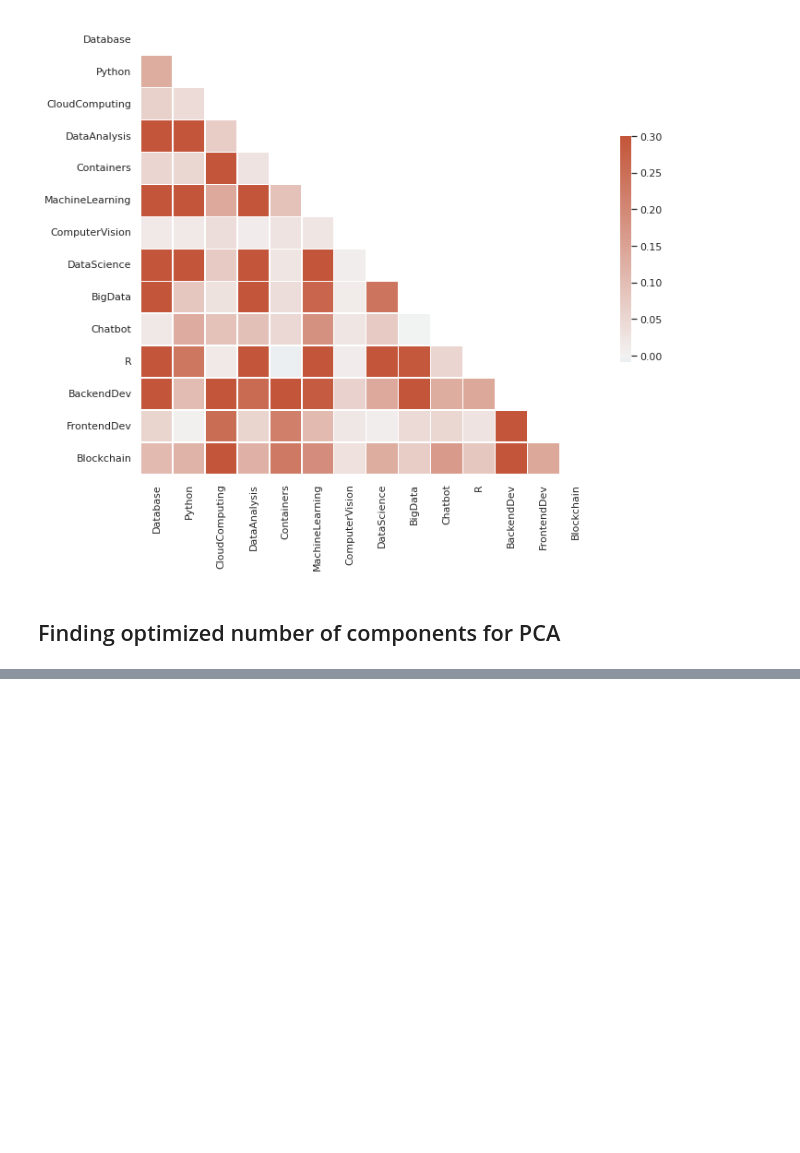
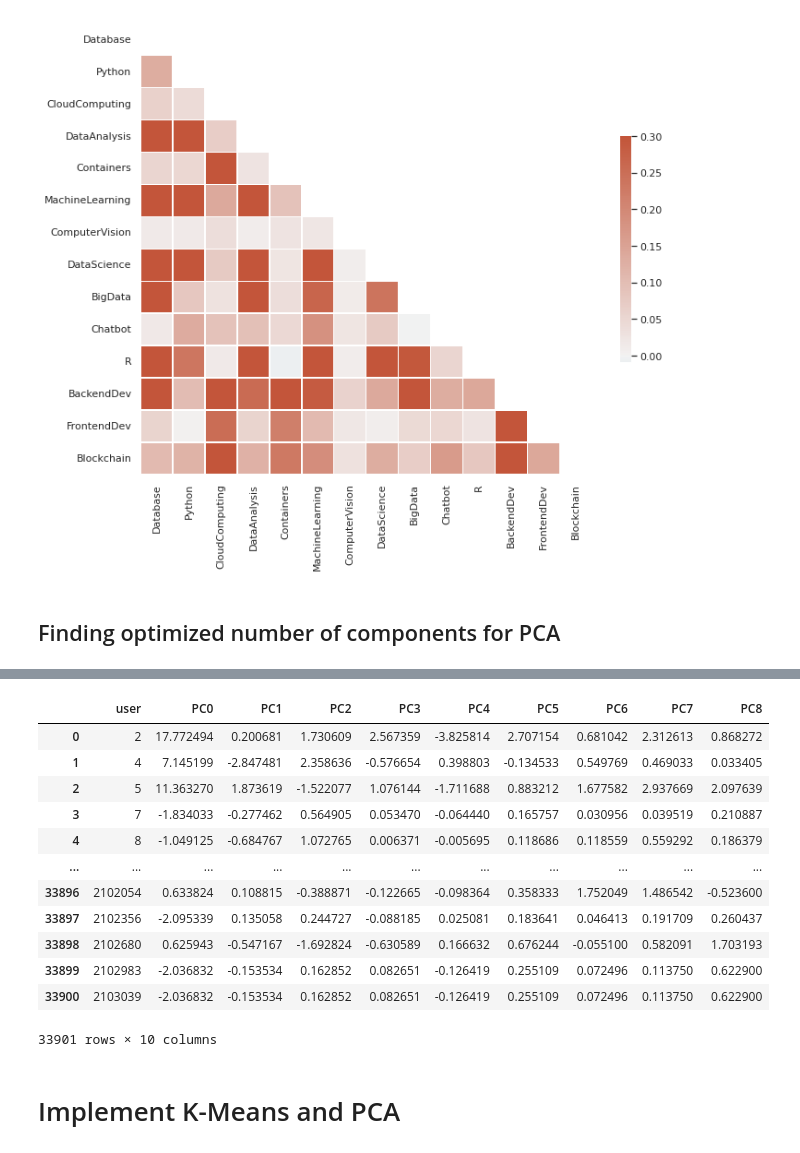
Before and after one commit to Bhandari007/recommendation_system, a Jupyter notebook: clutsering_based_recommendation_system.ipynb, the cells around one changed output, grey strips where cells are left out. Drawn from its saved outputs; the diff is of its cells as text; code cells hidden in the pictures; blank space fills up the shorter version.

```diff
--- a/clutsering_based_recommendation_system.ipynb
+++ b/clutsering_based_recommendation_system.ipynb
@@ -263,0 +300,6 @@ plt.show()
+# %%
+df = pd.DataFrame(data=principalComponents,
+                        columns = [
+                            "PC0","PC1", "PC2", "PC3", "PC4", "PC5", "PC6", "PC7", "PC8"
+                            ])
+df.head()
@@ -263,0 +313,19 @@ plt.show()
+# %%
+final_df = pd.concat([user_ids, df],axis=1)
+final_df
+# %% [output]
+|  | user | PC0 | PC1 | PC2 | PC3 | PC4 | PC5 | PC6 | PC7 | PC8 |
+| 0 | 2 | 17.772494 | 0.200681 | 1.730609 | 2.567359 | -3.825814 | 2.707154 | 0.681042 | 2.312613 | 0.868272 |
+| 1 | 4 | 7.145199 | -2.847481 | 2.358636 | -0.576654 | 0.398803 | -0.134533 | 0.549769 | 0.469033 | 0.033405 |
+| 2 | 5 | 11.363270 | 1.873619 | -1.522077 | 1.076144 | -1.711688 | 0.883212 | 1.677582 | 2.937669 | 2.097639 |
+| 3 | 7 | -1.834033 | -0.277462 | 0.564905 | 0.053470 | -0.064440 | 0.165757 | 0.030956 | 0.039519 | 0.210887 |
+| 4 | 8 | -1.049125 | -0.684767 | 1.072765 | 0.006371 | -0.005695 | 0.118686 | 0.118559 | 0.559292 | 0.186379 |
+| ... | ... | ... | ... | ... | ... | ... | ... | ... | ... | ... |
+| 33896 | 2102054 | 0.633824 | 0.108815 | -0.388871 | -0.122665 | -0.098364 | 0.358333 | 1.752049 | 1.486542 | -0.523600 |
+| 33897 | 2102356 | -2.095339 | 0.135058 | 0.244727 | -0.088185 | 0.025081 | 0.183641 | 0.046413 | 0.191709 | 0.260437 |
+| 33898 | 2102680 | 0.625943 | -0.547167 | -1.692824 | -0.630589 | 0.166632 | 0.676244 | -0.055100 | 0.582091 | 1.703193 |
+| 33899 | 2102983 | -2.036832 | -0.153534 | 0.162852 | 0.082651 | -0.126419 | 0.255109 | 0.072496 | 0.113750 | 0.622900 |
+| 33900 | 2103039 | -2.036832 | -0.153534 | 0.162852 | 0.082651 | -0.126419 | 0.255109 | 0.072496 | 0.113750 | 0.622900 |
+33901 rows × 10 columns
+# %% [markdown]
+# Implement K-Means and PCA
```
Also changed, not shown: parts of 16 cells of this notebook.
